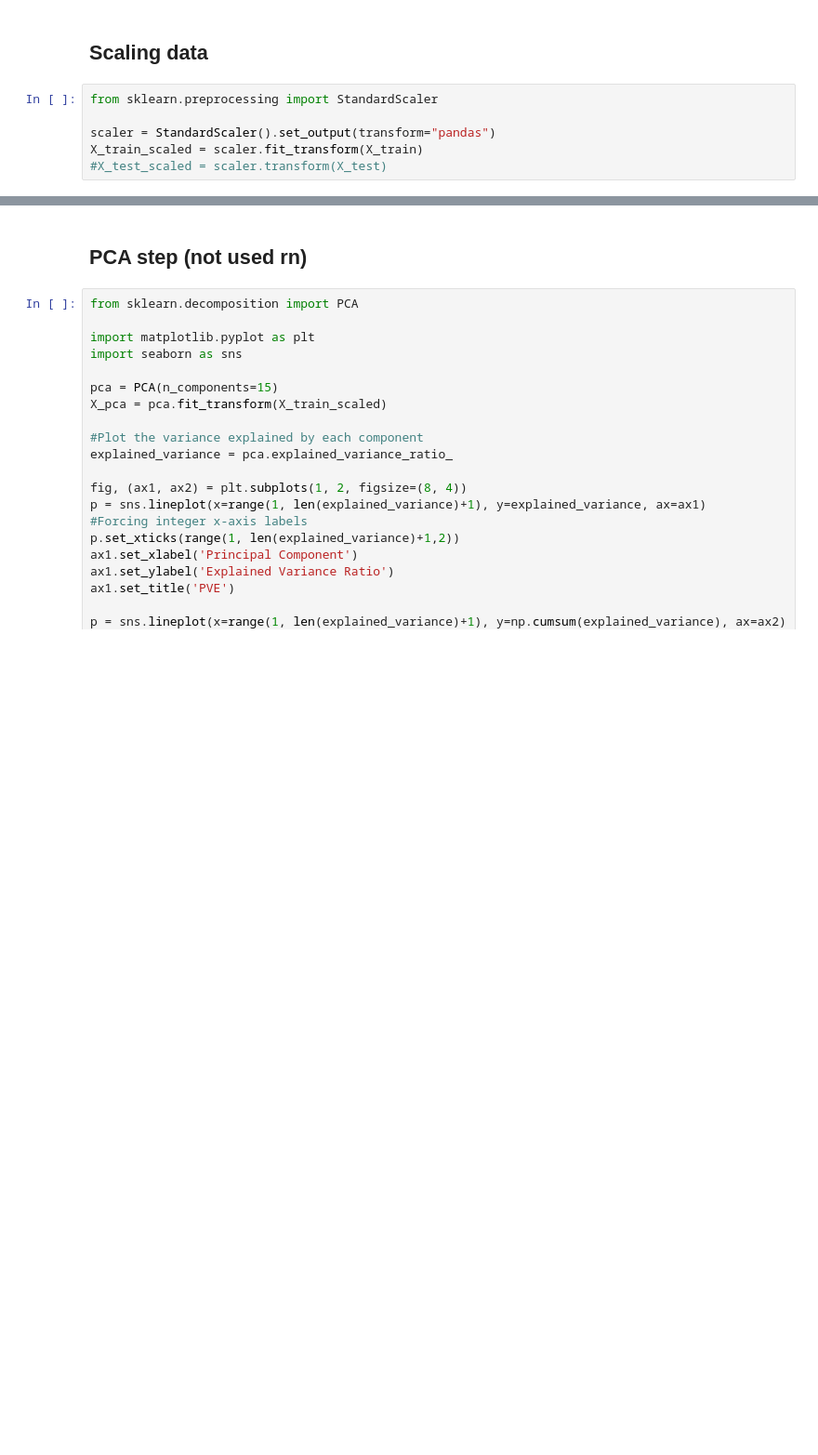
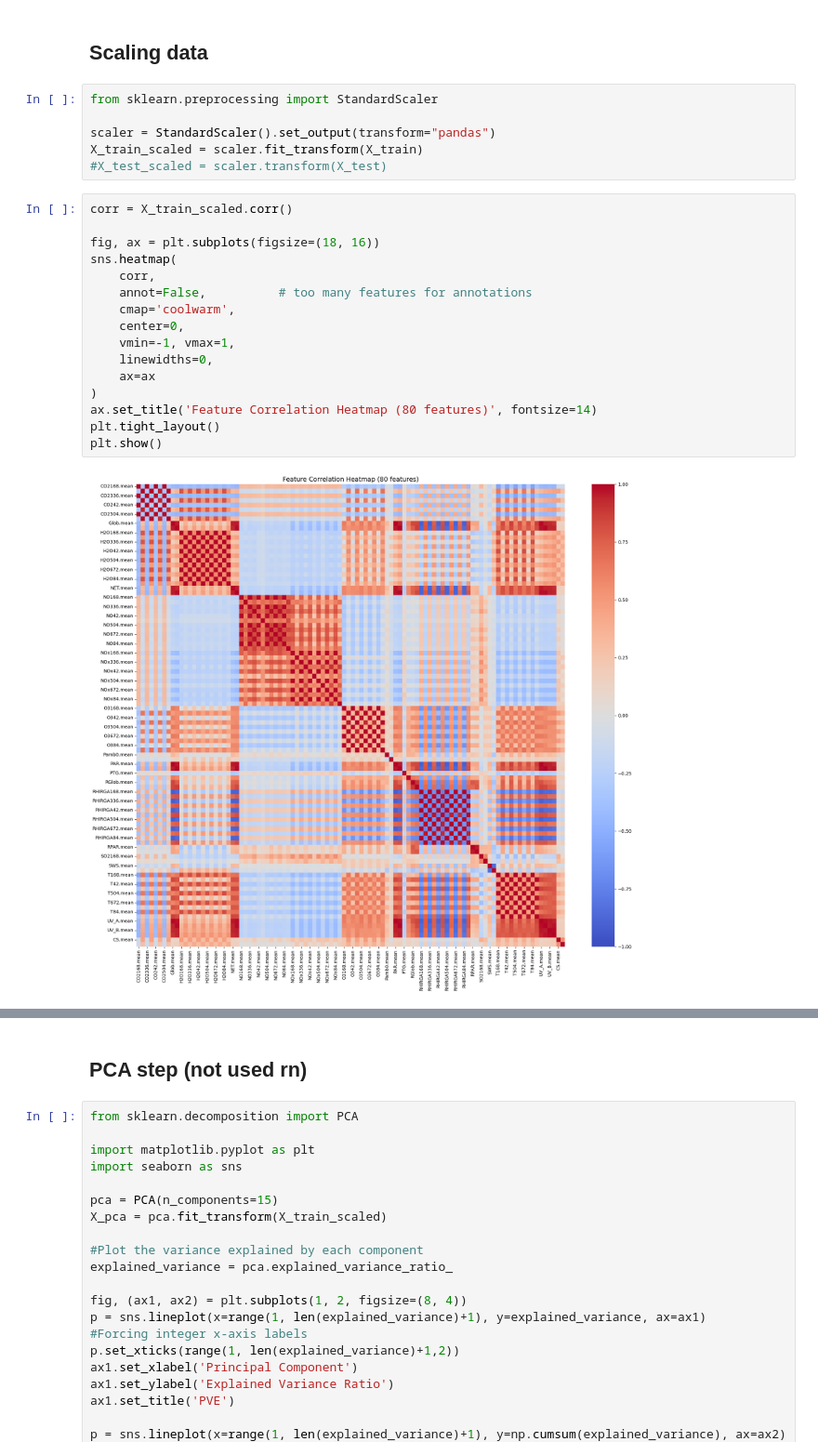
Before and after one commit to em-t/ATM4171-term-project, a Jupyter notebook: notebooks/minimal_example_cv.ipynb, the cells around one changed output, grey strips where cells are left out. Shown at 93% size. Cells and saved outputs as stored; diff of their text form; blank space fills up the shorter version.

```diff
--- a/notebooks/minimal_example_cv.ipynb
+++ b/notebooks/minimal_example_cv.ipynb
@@ -42,3 +46,21 @@ from sklearn.preprocessing import StandardScaler
 scaler = StandardScaler().set_output(transform="pandas")
 X_train_scaled = scaler.fit_transform(X_train)
 #X_test_scaled = scaler.transform(X_test)
+# %%
+corr = X_train_scaled.corr()
+
+fig, ax = plt.subplots(figsize=(18, 16))
+sns.heatmap(
+    corr,
+    annot=False,          # too many features for annotations
+    cmap='coolwarm',
+    center=0,
+    vmin=-1, vmax=1,
+    linewidths=0,
+    ax=ax
+)
+ax.set_title('Feature Correlation Heatmap (80 features)', fontsize=14)
+plt.tight_layout()
+plt.show()
+# %% [output]
+[figure, added]
```
Also changed, not shown: parts of 17 cells of this notebook, 7 other files.
